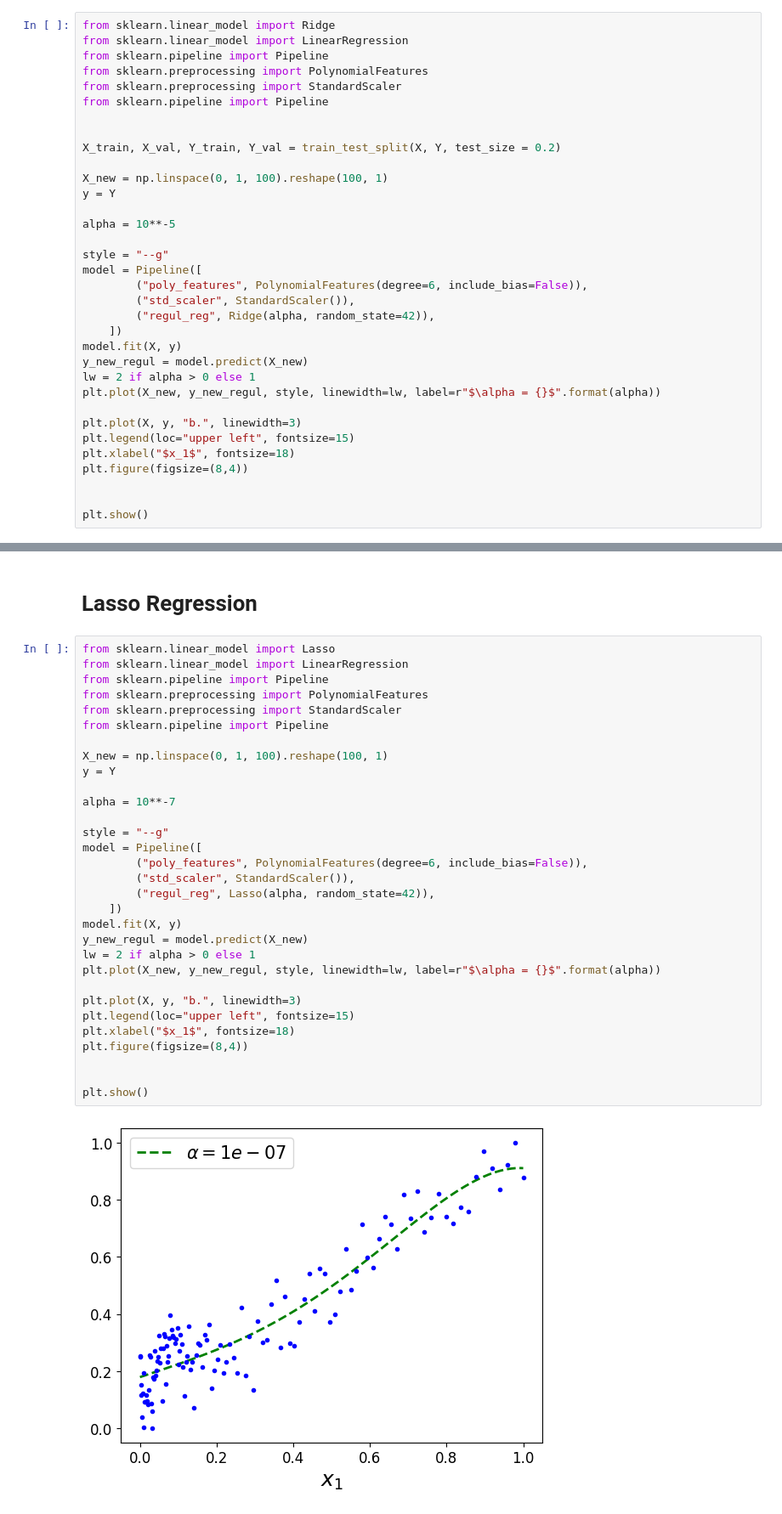
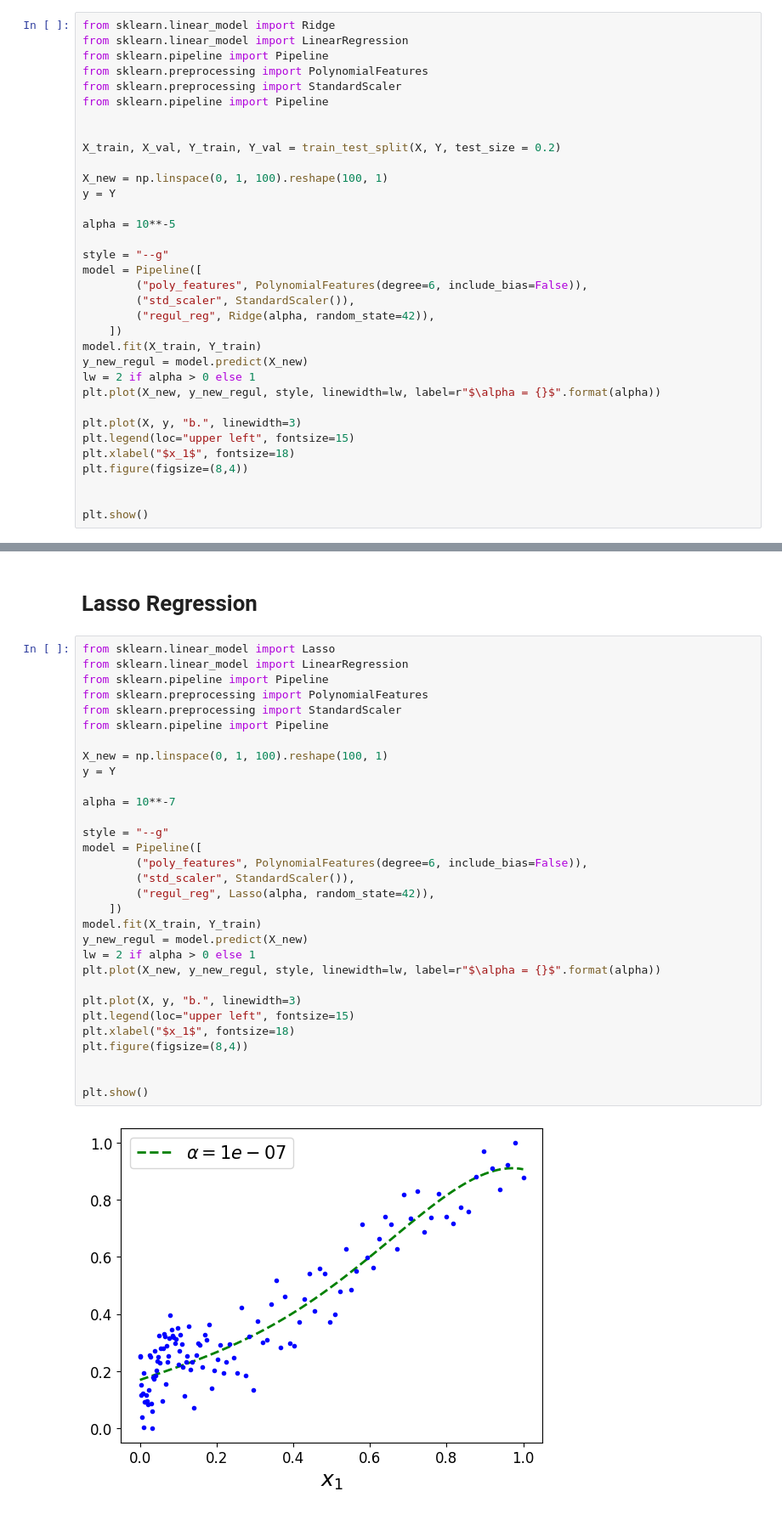
Before and after one commit to torczuk/earth-temperature-ml, a Jupyter notebook: source/linear-regression.ipynb, the cells around one changed output, grey strips where cells are left out. Shown at 85% size. Saved outputs shown, nothing was run; the diff lists cells and outputs as text.

```diff
--- a/source/linear-regression.ipynb
+++ b/source/linear-regression.ipynb
@@ -325,7 +328,7 @@ model = Pipeline([
         ("std_scaler", StandardScaler()),
         ("regul_reg", Ridge(alpha, random_state=42)),
     ])
-model.fit(X, y)
+model.fit(X_train, Y_train)
 y_new_regul = model.predict(X_new)
 lw = 2 if alpha > 0 else 1
 plt.plot(X_new, y_new_regul, style, linewidth=lw, label=r"$\alpha = {}$".format(alpha))
@@ -354,35 +357,35 @@ mean_squared_error(Y_val ,Y_val_predict)
 from sklearn.linear_model import Lasso
 from sklearn.linear_model import LinearRegression
 from sklearn.pipeline import Pipeline
 from sklearn.preprocessing import PolynomialFeatures
 from sklearn.preprocessing import StandardScaler
 from sklearn.pipeline import Pipeline
 
 X_new = np.linspace(0, 1, 100).reshape(100, 1)
 y = Y
 
 alpha = 10**-7
 
 style = "--g"
 model = Pipeline([
         ("poly_features", PolynomialFeatures(degree=6, include_bias=False)),
         ("std_scaler", StandardScaler()),
         ("regul_reg", Lasso(alpha, random_state=42)),
     ])
-model.fit(X, y)
+model.fit(X_train, Y_train)
 y_new_regul = model.predict(X_new)
 lw = 2 if alpha > 0 else 1
 plt.plot(X_new, y_new_regul, style, linewidth=lw, label=r"$\alpha = {}$".format(alpha))
 
 plt.plot(X, y, "b.", linewidth=3)
 plt.legend(loc="upper left", fontsize=15)
 plt.xlabel("$x_1$", fontsize=18)
 plt.figure(figsize=(8,4))
 
 
 plt.show()
 # %% [output]
-[figure, old version]
+[figure, new version]
 <Figure size 800x400 with 0 Axes>
 # %%
 Y_val_predict = model.predict(X_val)
```
Also changed, not shown: parts of 10 cells of this notebook.
